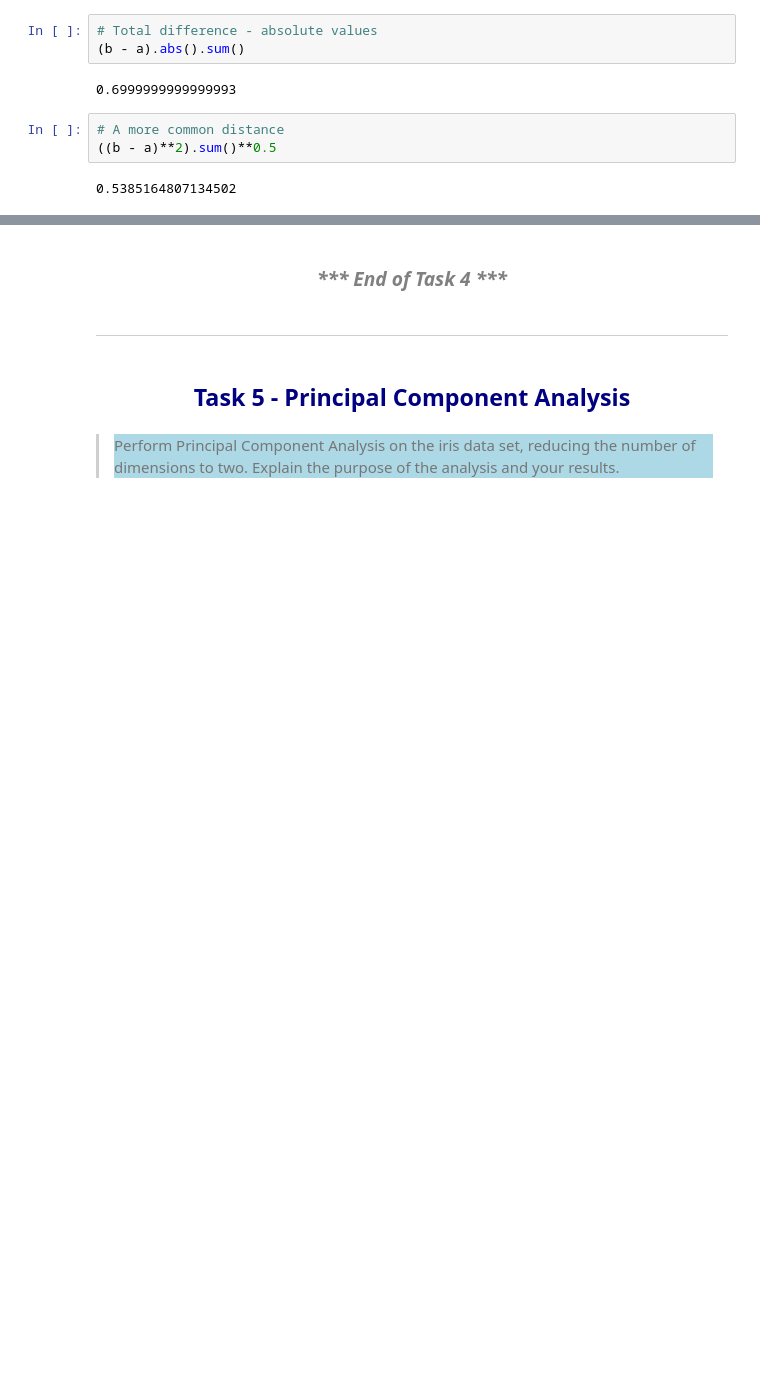
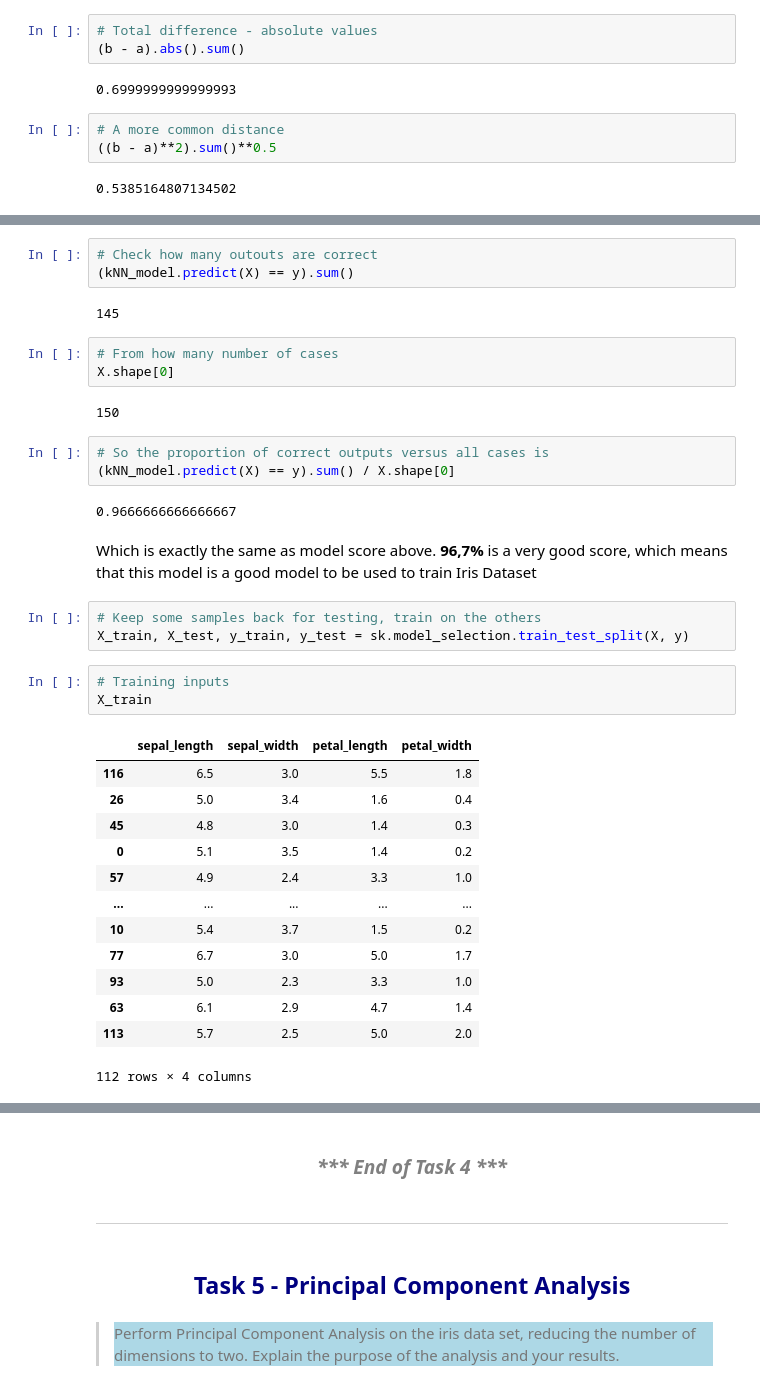
Before and after one commit to Anna20041983/Machine_Learning_and_Statistics, a Jupyter notebook: tasks.ipynb, the cells around one changed output, grey strips where cells are left out. Saved outputs shown, nothing was run; the diff lists cells and outputs as text; blank space fills up the shorter version.

```diff
--- a/tasks.ipynb
+++ b/tasks.ipynb
@@ -1056,0 +1134,37 @@ dtype: float64
+# %%
+# Check how many outouts are correct
+(kNN_model.predict(X) == y).sum()
+# %% [output]
+145
+# %%
+# From how many number of cases
+X.shape[0]
+# %% [output]
+150
+# %%
+# So the proportion of correct outputs versus all cases is
+(kNN_model.predict(X) == y).sum() / X.shape[0]
+# %% [output]
+0.9666666666666667
+# %% [markdown]
+Which is exactly the same as model score above. **96,7%** is a very good score, which means that this model is a good model to be used to train Iris Dataset
+# %%
+# Keep some samples back for testing, train on the others
+X_train, X_test, y_train, y_test = sk.model_selection.train_test_split(X, y)
+# %%
+# Training inputs
+X_train
+# %% [output]
+|  | sepal_length | sepal_width | petal_length | petal_width |
+| 116 | 6.5 | 3.0 | 5.5 | 1.8 |
+| 26 | 5.0 | 3.4 | 1.6 | 0.4 |
+| 45 | 4.8 | 3.0 | 1.4 | 0.3 |
+| 0 | 5.1 | 3.5 | 1.4 | 0.2 |
+| 57 | 4.9 | 2.4 | 3.3 | 1.0 |
+| ... | ... | ... | ... | ... |
+| 10 | 5.4 | 3.7 | 1.5 | 0.2 |
+| 77 | 6.7 | 3.0 | 5.0 | 1.7 |
+| 93 | 5.0 | 2.3 | 3.3 | 1.0 |
+| 63 | 6.1 | 2.9 | 4.7 | 1.4 |
+| 113 | 5.7 | 2.5 | 5.0 | 2.0 |
+112 rows × 4 columns
```
Also changed, not shown: parts of 24 cells of this notebook.
